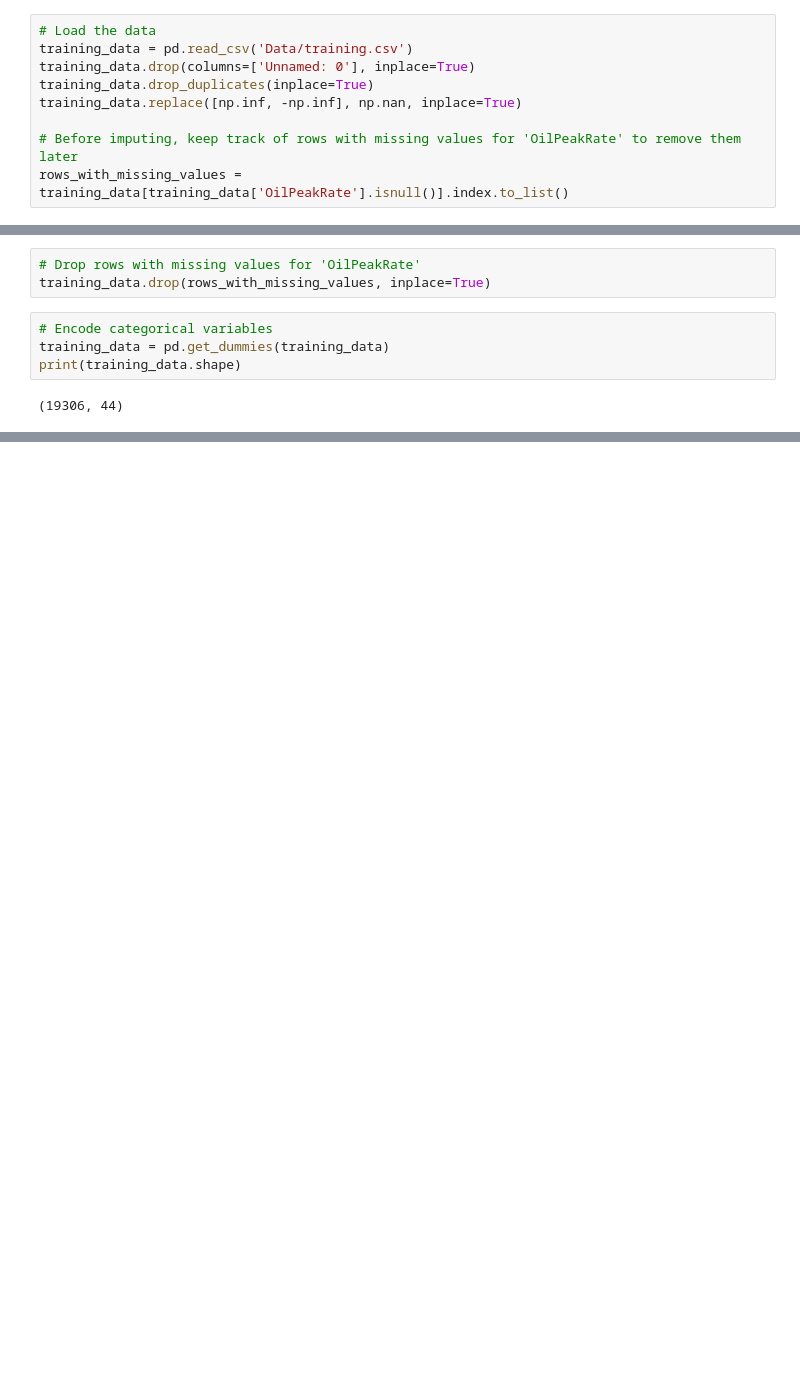
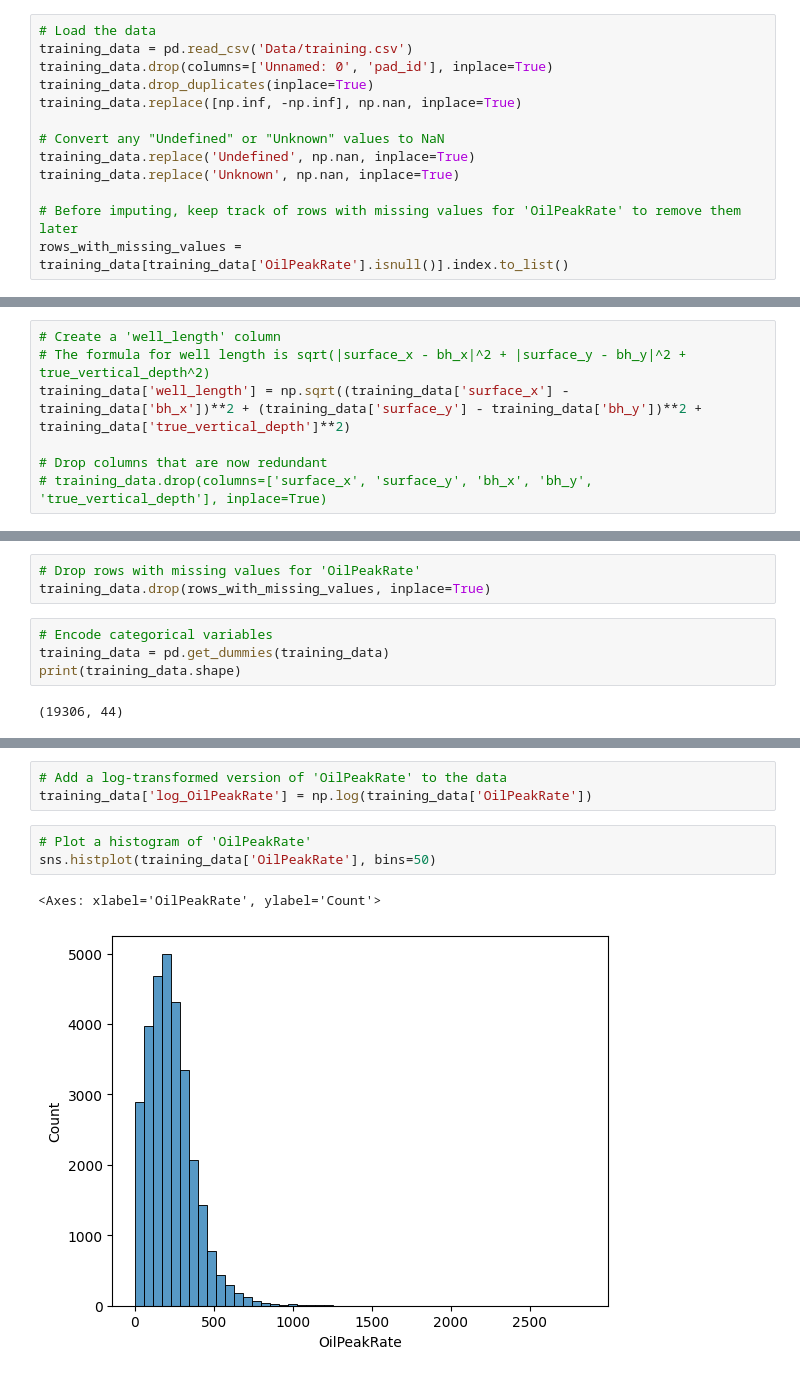
Before and after one commit to ajholzbach/Datathon_2024, a Jupyter notebook: chevron.ipynb, the cells around one changed output, grey strips where cells are left out. Drawn from its saved outputs; the diff is of its cells as text; blank space fills up the shorter version.

```diff
--- a/chevron.ipynb
+++ b/chevron.ipynb
@@ -12,9 +22,13 @@ from sklearn.metrics import mean_squared_error
 # %%
 # Load the data
 training_data = pd.read_csv('Data/training.csv')
-training_data.drop(columns=['Unnamed: 0'], inplace=True)
+training_data.drop(columns=['Unnamed: 0', 'pad_id'], inplace=True)
 training_data.drop_duplicates(inplace=True)
 training_data.replace([np.inf, -np.inf], np.nan, inplace=True)
 
+# Convert any "Undefined" or "Unknown" values to NaN
+training_data.replace('Undefined', np.nan, inplace=True)
+training_data.replace('Unknown', np.nan, inplace=True)
+
 # Before imputing, keep track of rows with missing values for 'OilPeakRate' to remove them later
 rows_with_missing_values = training_data[training_data['OilPeakRate'].isnull()].index.to_list()
@@ -21,3 +58,10 @@ rows_with_missing_values = training_data[training_data['OilPeakRate'].isnull()].
+# %%
+# Create a 'well_length' column
+# The formula for well length is sqrt(|surface_x - bh_x|^2 + |surface_y - bh_y|^2 + true_vertical_depth^2)
+training_data['well_length'] = np.sqrt((training_data['surface_x'] - training_data['bh_x'])**2 + (training_data['surface_y'] - training_data['bh_y'])**2 + training_data['true_vertical_depth']**2)
+
+# Drop columns that are now redundant
+# training_data.drop(columns=['surface_x', 'surface_y', 'bh_x', 'bh_y', 'true_vertical_depth'], inplace=True)
 # %%
 # Imputing numeric features
 numeric_columns = training_data.select_dtypes(include=['float64', 'int64']).columns
@@ -57,0 +104,9 @@ print(training_data.shape)
+# %%
+# Add a log-transformed version of 'OilPeakRate' to the data
+training_data['log_OilPeakRate'] = np.log(training_data['OilPeakRate'])
+# %%
+# Plot a histogram of 'OilPeakRate'
+sns.histplot(training_data['OilPeakRate'], bins=50)
+# %% [output]
+<Axes: xlabel='OilPeakRate', ylabel='Count'>
+[figure, added]
```
Also changed, not shown: parts of 21 cells of this notebook, 1 other file.
